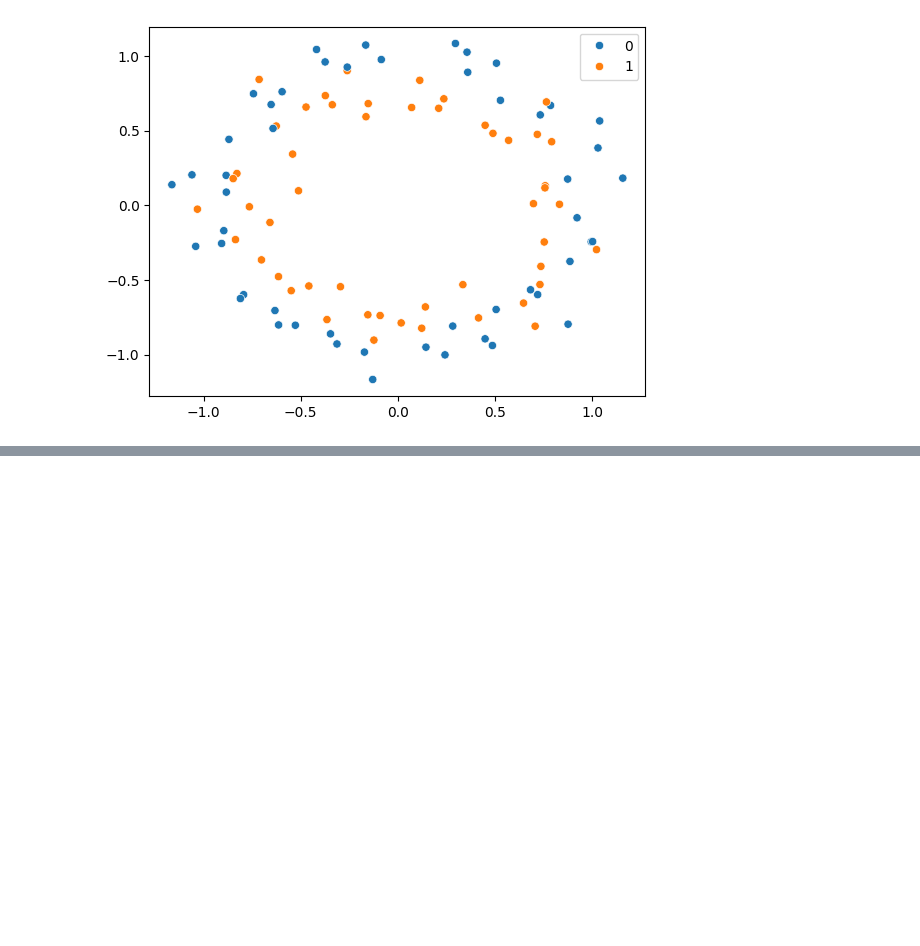
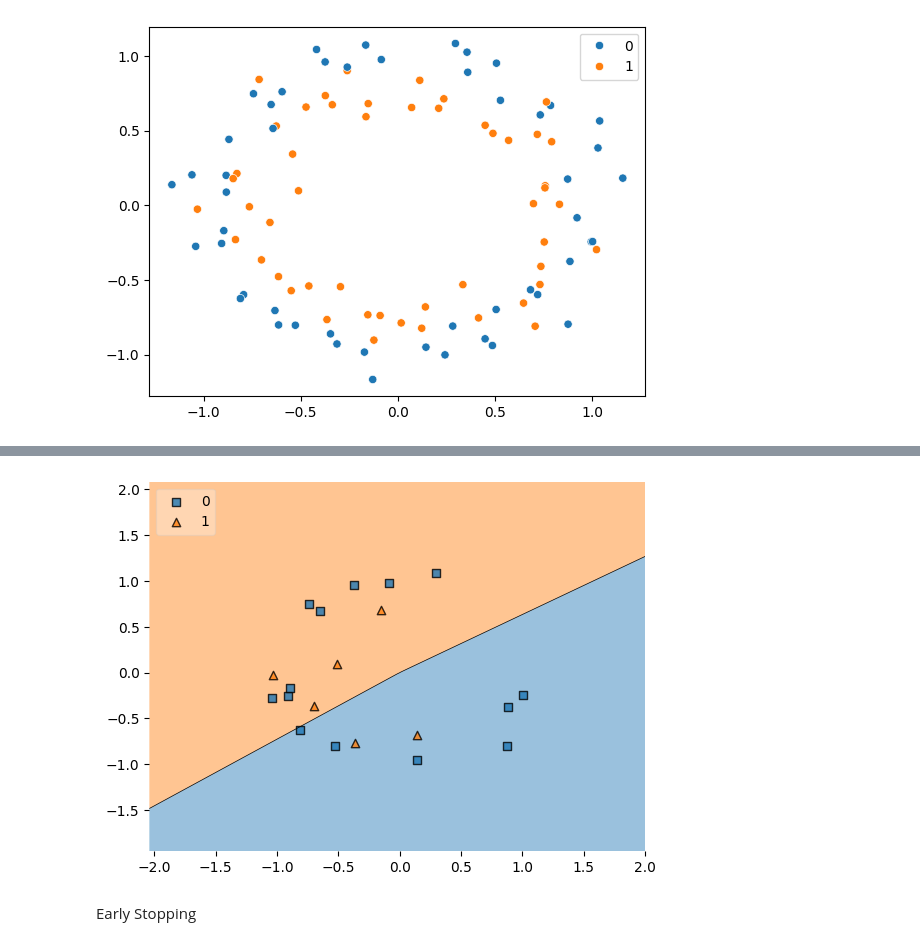
Before and after one commit to Aaaaddddyyyyyyyy/Deep-Learning, a Jupyter notebook: Early_stopping.ipynb, the cells around one changed output, grey strips where cells are left out. Saved outputs shown, nothing was run; the diff lists cells and outputs as text; code cells hidden in the pictures; blank space fills up the shorter version.

Commit message:
Early stopping

```diff
--- a/Early_stopping.ipynb
+++ b/Early_stopping.ipynb
@@ -33,3 +33,7 @@ model.add(Dense(256,input_dim=2,activation='relu'))
 model.add(Dense(1,activation='sigmoid'))
 # %%
 model.compile(loss='binary_crossentropy',optimizer='adam',metrics=['accuracy'])
+# %%
+plot_decision_regions(X_test,y_test.ravel(),clf=model, legend=2)
+plt.show()
+# %% [output]
@@ -35,0 +41,3 @@ model.compile(loss='binary_crossentropy',optimizer='adam',metrics=['accuracy'])
+[figure, added]
+# %% [markdown]
+Early Stopping
```
Also changed, not shown: parts of 4 cells of this notebook.
